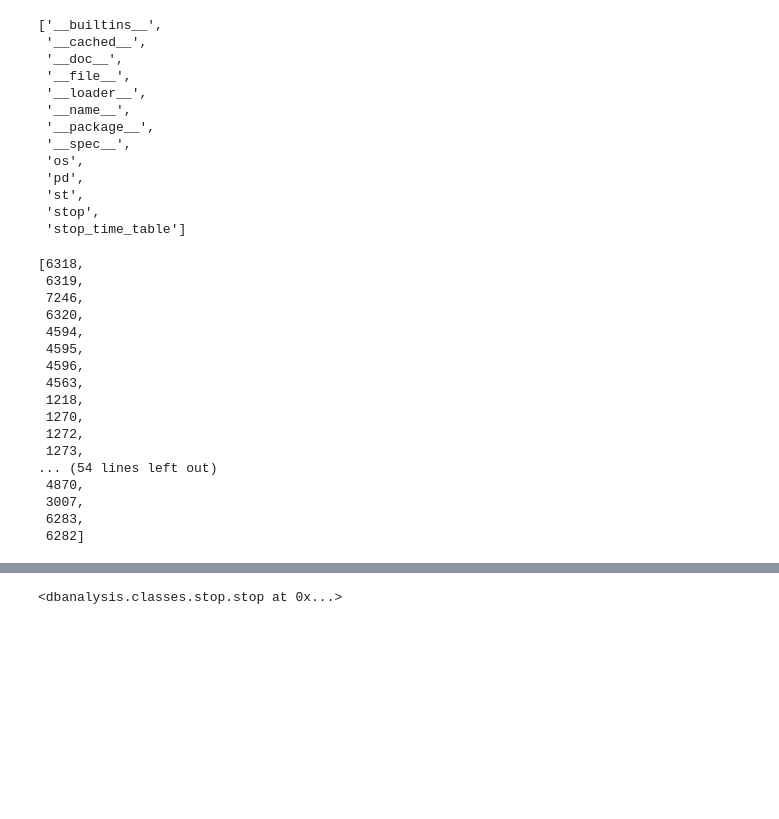
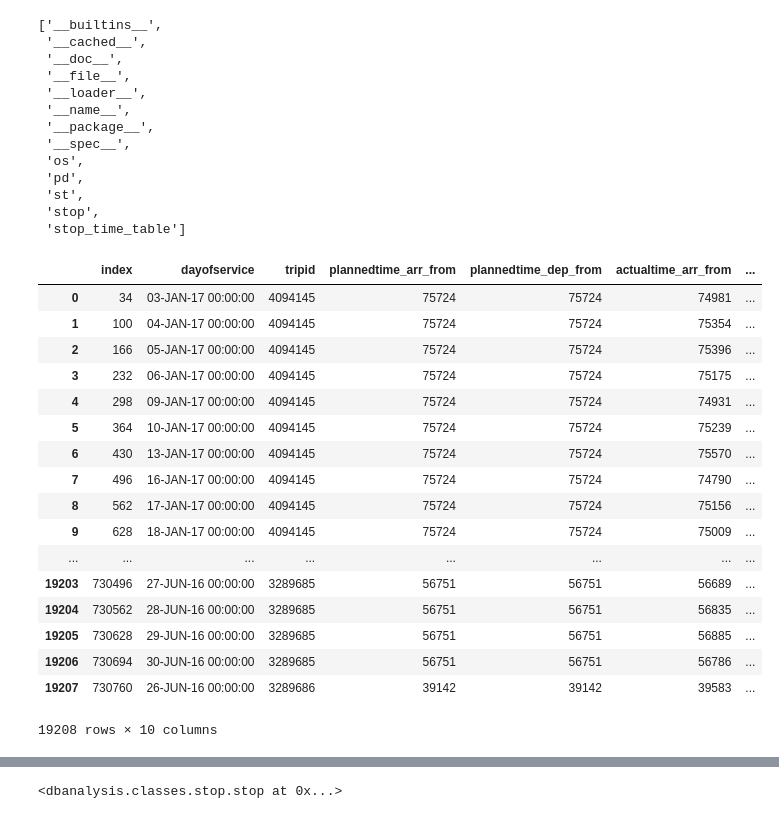
Before and after one commit to Manjunathsk92/dublinbikesanalysis, a Jupyter notebook: notebooks/Testing chained models.ipynb, the cells around one changed output, grey strips where cells are left out. Saved outputs shown, nothing was run; the diff lists cells and outputs as text; code cells hidden in the pictures; blank space fills up the shorter version.

```diff
--- a/notebooks/Testing chained models.ipynb
+++ b/notebooks/Testing chained models.ipynb
@@ -28,22 +28,2 @@ arrives = pd.read_csv('/home/student/data/stops/6318/6319.csv',names=hds.get_sto
 # %%
-ends = pd.read_csv('/home/student/data/stops/6283/6282.csv',names=hds.get_stop_link_headers())
+ends = pd.read_csv('/home/student/data/stops/'+str(route15[-2])+'/'+str(route15[-1])+'.csv',names=hds.get_stop_link_headers())
-# %%
-route15
-# %% [output]
-[6318,
- 6319,
- 7246,
- 6320,
- 4594,
- 4595,
- 4596,
- 4563,
- 1218,
- 1270,
- 1272,
- 1273,
-... (54 lines left out)
- 4870,
- 3007,
- 6283,
- 6282]
@@ -52,3 +30,24 @@ arrives =
+# %%
+ends
+# %% [output]
+|  | index | dayofservice | tripid | plannedtime_arr_from | plannedtime_dep_from | actualtime_arr_from | ... |
+| 0 | 34 | 03-JAN-17 00:00:00 | 4094145 | 75724 | 75724 | 74981 | ... |
+| 1 | 100 | 04-JAN-17 00:00:00 | 4094145 | 75724 | 75724 | 75354 | ... |
+| 2 | 166 | 05-JAN-17 00:00:00 | 4094145 | 75724 | 75724 | 75396 | ... |
+| 3 | 232 | 06-JAN-17 00:00:00 | 4094145 | 75724 | 75724 | 75175 | ... |
+| 4 | 298 | 09-JAN-17 00:00:00 | 4094145 | 75724 | 75724 | 74931 | ... |
+| 5 | 364 | 10-JAN-17 00:00:00 | 4094145 | 75724 | 75724 | 75239 | ... |
+| 6 | 430 | 13-JAN-17 00:00:00 | 4094145 | 75724 | 75724 | 75570 | ... |
+| 7 | 496 | 16-JAN-17 00:00:00 | 4094145 | 75724 | 75724 | 74790 | ... |
+| 8 | 562 | 17-JAN-17 00:00:00 | 4094145 | 75724 | 75724 | 75156 | ... |
+| 9 | 628 | 18-JAN-17 00:00:00 | 4094145 | 75724 | 75724 | 75009 | ... |
+| ... | ... | ... | ... | ... | ... | ... | ... |
+| 19203 | 730496 | 27-JUN-16 00:00:00 | 3289685 | 56751 | 56751 | 56689 | ... |
+| 19204 | 730562 | 28-JUN-16 00:00:00 | 3289685 | 56751 | 56751 | 56835 | ... |
+| 19205 | 730628 | 29-JUN-16 00:00:00 | 3289685 | 56751 | 56751 | 56885 | ... |
+| 19206 | 730694 | 30-JUN-16 00:00:00 | 3289685 | 56751 | 56751 | 56786 | ... |
+| 19207 | 730760 | 26-JUN-16 00:00:00 | 3289686 | 39142 | 39142 | 39583 | ... |
+19208 rows × 10 columns
 # %%
 nodes = []
 for stop_id in route15:
```
Also changed, not shown: parts of 37 cells of this notebook, 6 other files.
